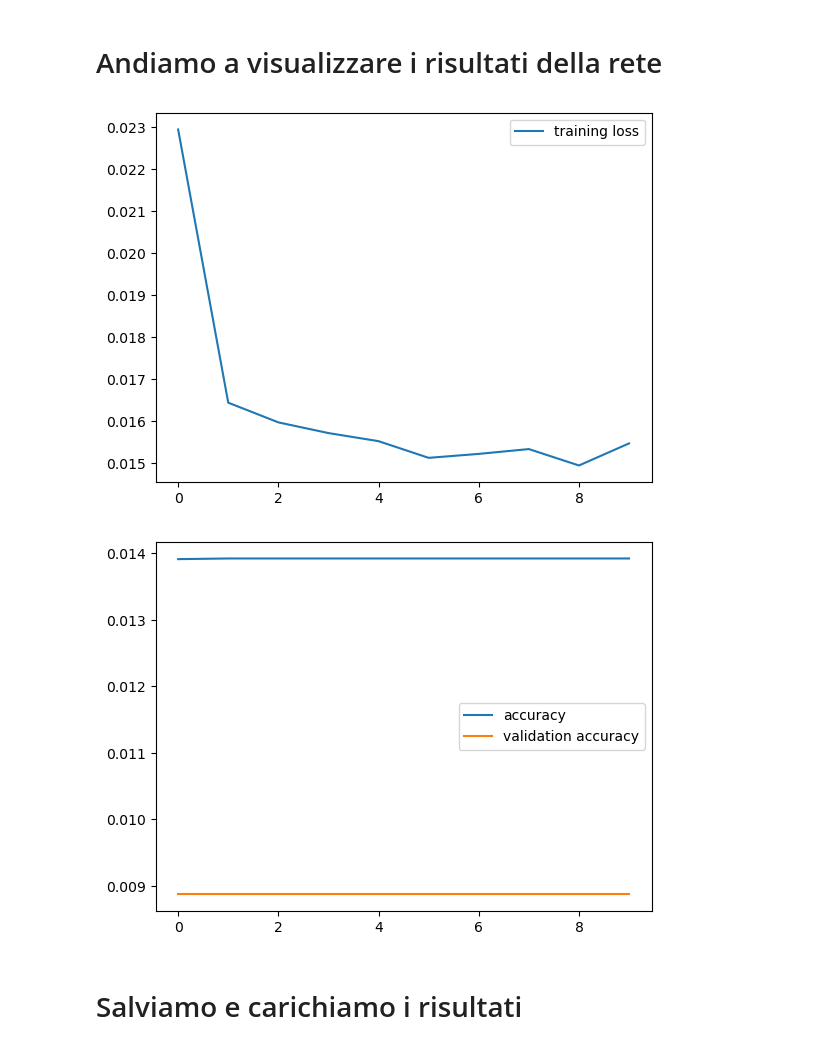
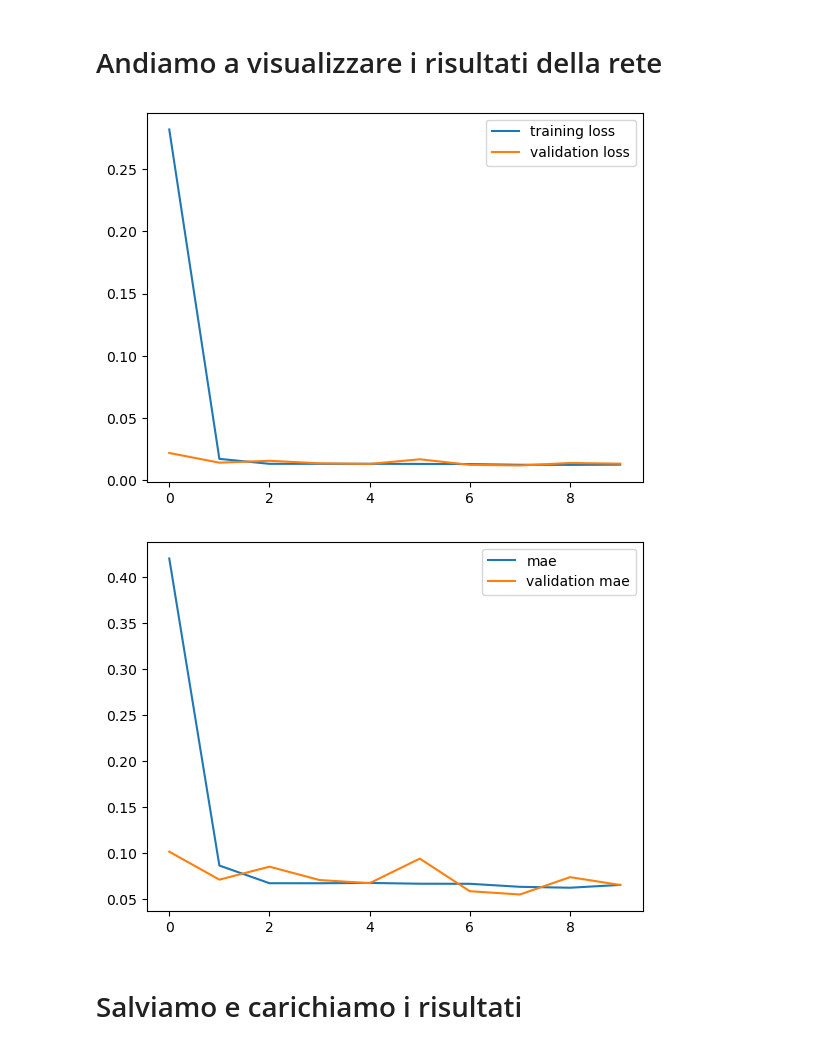
Before and after one commit to Simone-Scalella/AgriVision2022, a Jupyter notebook: vgg16Test.ipynb, the cells around one changed output. Saved outputs shown, nothing was run; the diff lists cells and outputs as text; code cells hidden in the pictures.

```diff
--- a/vgg16Test.ipynb
+++ b/vgg16Test.ipynb
@@ -174,7 +176,7 @@ _________________________________________________________________
 # I create compile part.
 vgg16Model.compile(loss = "mean_squared_error",
              optimizer = "rmsprop",
-             metrics = ["mse","mae","accuracy"])
+             metrics = ["mse","mae"])
 # %% [markdown]
 # Training Model
 # %%
@@ -214,19 +216,19 @@ vgg16Model.save_weights("previsioneResa.h5")
 # %%
 # Loss and Validation Loss
 plt.plot(hist_vgg16.history["loss"], label = "training loss")
-#plt.plot(hist_vgg16.history["val_loss"], label = "validation loss")
+plt.plot(hist_vgg16.history["val_loss"], label = "validation loss")
 plt.legend()
 plt.show()
 # %% [output]
-[figure, old version]
+[figure, new version]
 # %%
 # Accuracy and Validation Accuracy
-plt.plot(hist_vgg16.history["accuracy"], label = "accuracy")
-plt.plot(hist_vgg16.history["val_accuracy"], label = "validation accuracy")
+plt.plot(hist_vgg16.history["mae"], label = "mae")
+plt.plot(hist_vgg16.history["val_mae"], label = "validation mae")
 plt.legend()
 plt.show()
 # %% [output]
-[figure, old version]
+[figure, new version]
 # %% [markdown]
 # Salviamo e carichiamo i risultati
 # %%
```
Also changed, not shown: parts of 12 cells of this notebook, 2 other files.
